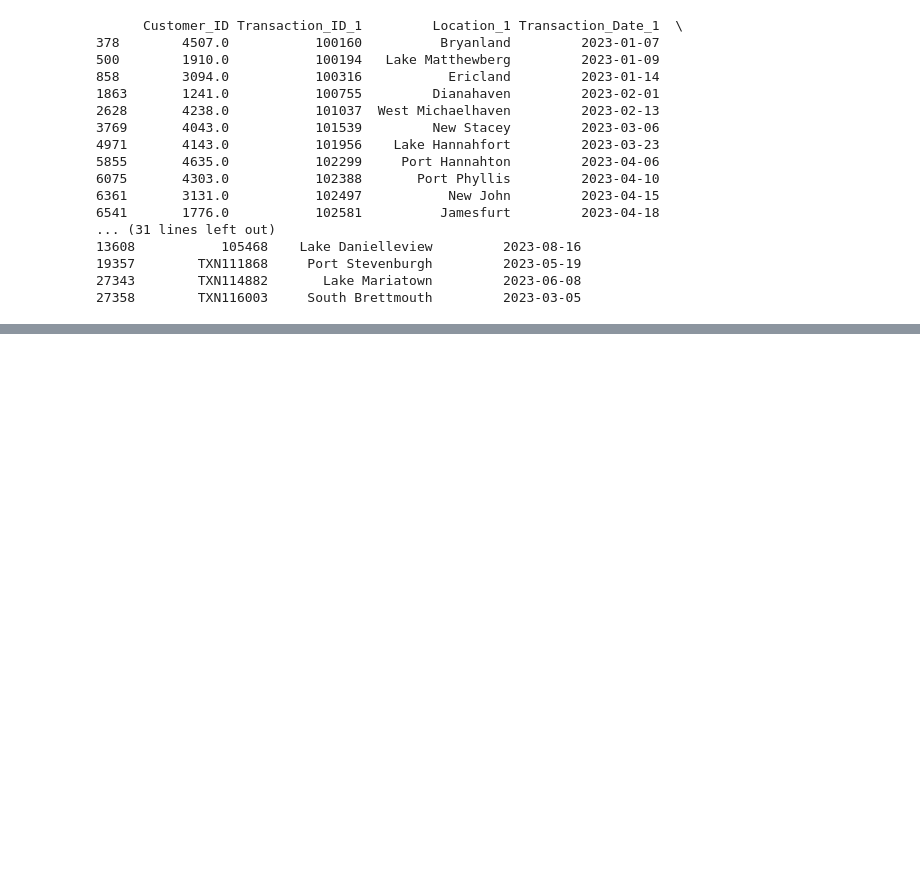
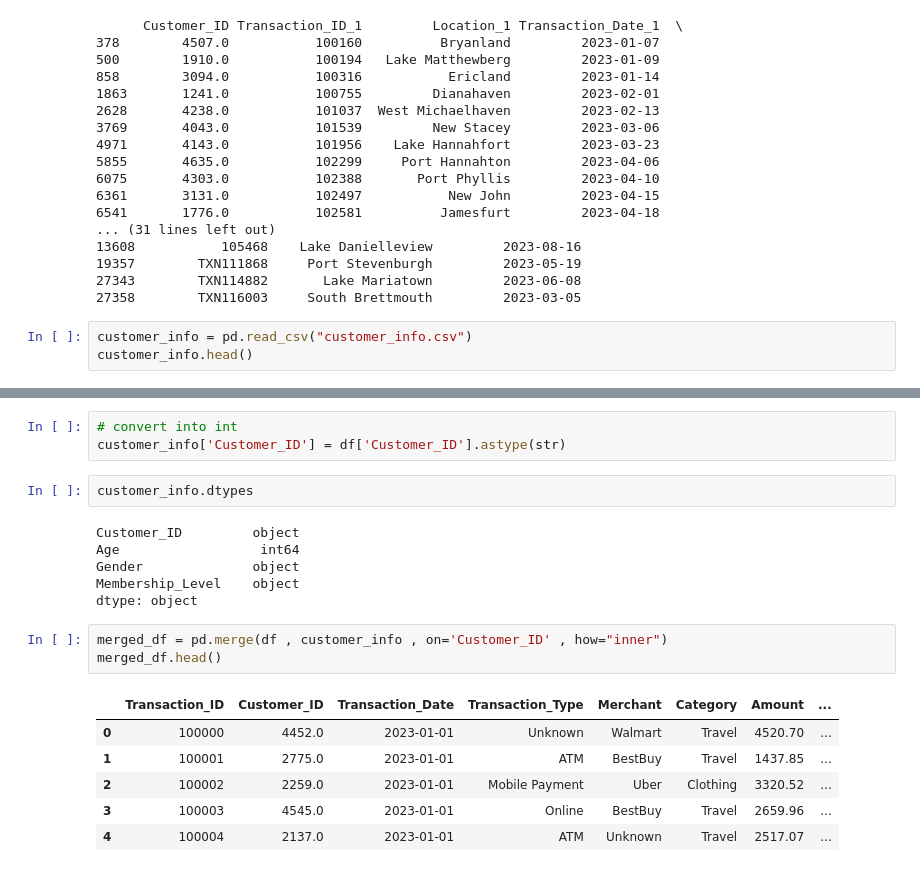
Before and after one commit to Pankaj-Str/Complete-Python-Mastery, a Jupyter notebook: 00 Lecture/lecture21/Case_Study/credit_card_transactions.ipynb, the cells around one changed output, grey strips where cells are left out. Saved outputs shown, nothing was run; the diff lists cells and outputs as text; blank space fills up the shorter version.

```diff
--- a/00 Lecture/lecture21/Case_Study/credit_card_transactions.ipynb
+++ b/00 Lecture/lecture21/Case_Study/credit_card_transactions.ipynb
@@ -290,3 +290,6 @@ print(result[[
 19357        TXN111868     Port Stevenburgh         2023-05-19
 27343        TXN114882       Lake Mariatown         2023-06-08
 27358        TXN116003     South Brettmouth         2023-03-05
+# %%
+customer_info = pd.read_csv("customer_info.csv")
+customer_info.head()
@@ -292,0 +303,21 @@ print(result[[
+# %%
+# convert into int
+customer_info['Customer_ID'] = df['Customer_ID'].astype(str)
+# %%
+customer_info.dtypes
+# %% [output]
+Customer_ID         object
+Age                  int64
+Gender              object
+Membership_Level    object
+dtype: object
+# %%
+merged_df = pd.merge(df , customer_info , on='Customer_ID' , how="inner")
+merged_df.head()
+# %% [output]
+|  | Transaction_ID | Customer_ID | Transaction_Date | Transaction_Type | Merchant | Category | Amount | ... |
+| 0 | 100000 | 4452.0 | 2023-01-01 | Unknown | Walmart | Travel | 4520.70 | ... |
+| 1 | 100001 | 2775.0 | 2023-01-01 | ATM | BestBuy | Travel | 1437.85 | ... |
+| 2 | 100002 | 2259.0 | 2023-01-01 | Mobile Payment | Uber | Clothing | 3320.52 | ... |
+| 3 | 100003 | 4545.0 | 2023-01-01 | Online | BestBuy | Travel | 2659.96 | ... |
+| 4 | 100004 | 2137.0 | 2023-01-01 | ATM | Unknown | Travel | 2517.07 | ... |
```
Also changed, not shown: parts of 4 cells of this notebook, 1 other file.
